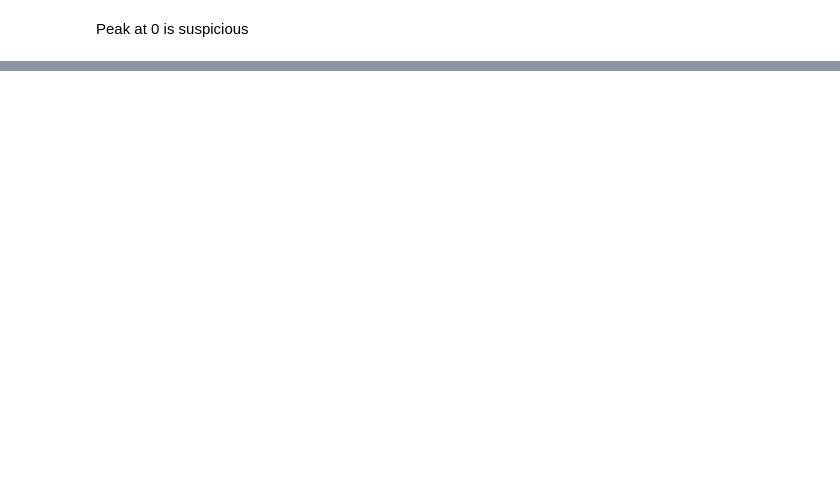
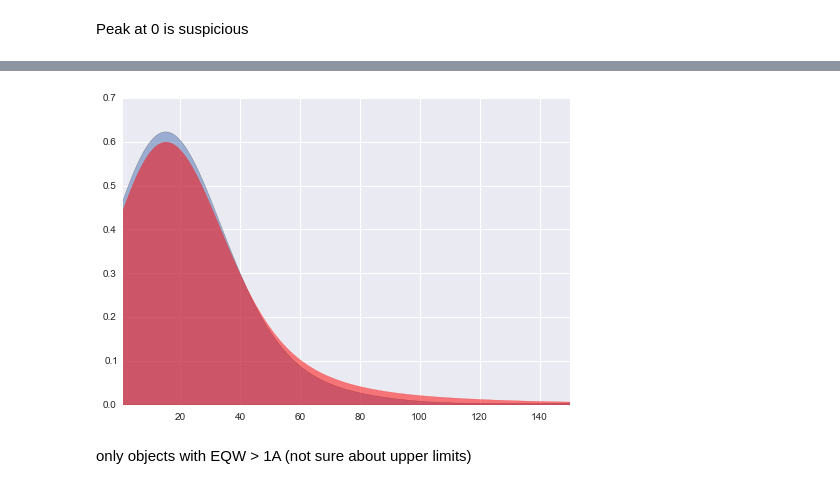
Before and after one commit to liamcoatman/thesis, a Jupyter notebook: Scratch.ipynb, the cells around one changed output, grey strips where cells are left out. Saved outputs shown, nothing was run; the diff lists cells and outputs as text; code cells hidden in the pictures; blank space fills up the shorter version.

```diff
--- a/Scratch.ipynb
+++ b/Scratch.ipynb
@@ -134,0 +154,77 @@ print df.REDCHI.sort_values(ascending=False).head
+# %%
+df = pd.read_csv('/home/lc585/Dropbox/IoA/nirspec/tables/masterlist_liam.csv', index_col=0)
+
+df = df[df.OIII_FLAG_2 > 0]
+df = df[df.OIII_BAD_FIT_FLAG == 0]
+df = df[df.FE_FLAG == 0]
+df = df[df.OIII_5007_EQW_3 > 1.0]
+
+df['LOGLBOL'] = np.log10(9.26) + df.LogL5100
+df.rename(columns={'OIII_5007_EQW_3': 'EW_OIII_5007'}, inplace=True)
+df.reset_index(inplace=True)
+df = df[['LOGLBOL', 'EW_OIII_5007']]
+df['LOG_EW_OIII_5007'] = np.log10(df['EW_OIII_5007'])
+
+df.sort_values('LOGLBOL', inplace=True)
+
+x = df.EW_OIII_5007.values
+
+std = np.std(x)
+mean = np.mean(x)
+
+x = (x - mean) / std
+
+x_d = np.linspace(-3, 4, 1000)
+
+if False:
+
+    bandwidths = 10 ** np.linspace(-2, 0, 100)
+    grid = GridSearchCV(KernelDensity(kernel='gaussian'),
+                        {'bandwidth': bandwidths},
+                        cv=LeaveOneOut(len(x)))
+    grid.fit(x[:, None]);
+
+    print grid.best_params_
+
+kde = KernelDensity(bandwidth=0.5, kernel='gaussian')
+kde.fit(x[:, None])
+
+# score_samples returns the log of the probability density
+logprob = kde.score_samples(x_d[:, None])
+
+plt.fill_between(x_d * std + mean, np.exp(logprob), alpha=0.5)
+
+print 'NIR max: {}'.format(x_d[np.exp(logprob).argmax()] * std + mean)
+# plt.axvline(x_d[np.exp(logprob).argmax()] * std + mean)
+
+t = Table.read('/data/lc585/SDSS/dr7_bh_Nov19_2013.fits')
+t = t[t['LOGLBOL'] > 0.0]
+t = t[t['EW_OIII_5007'] > 0.0]
+t = t[['LOGLBOL', 'EW_OIII_5007']]
+df_sdss = t.to_pandas()
+
+df_sdss['LOG_EW_OIII_5007'] = np.log10(df_sdss['EW_OIII_5007'])
+df_sdss = df_sdss[df_sdss.EW_OIII_5007 > 1.0]
+
+df_sdss.sort_values('LOGLBOL', inplace=True)
+
+x = df_sdss.EW_OIII_5007.values
+
+x = (x - mean) / std
+
+kde = KernelDensity(bandwidth=0.5, kernel='gaussian')
+kde.fit(x[:, None])
+
+print 'Bandwidth: {}'.format(0.5 * std)
+# score_samples returns the log of the probability density
+logprob = kde.score_samples(x_d[:, None])
+
+plt.fill_between(x_d * std + mean, np.exp(logprob), alpha=0.5, color='red')
+
+plt.xlim(1, 150)
+
+print 'SDSS max: {}'.format(x_d[np.exp(logprob).argmax()] * std + mean)
+# plt.axvline(x_d[np.exp(logprob).argmax()] * std + mean)
+
+# plt.savefig('/home/lc8figure1.png')
+# %% [output]
@@ -134,0 +234,3 @@ print df.REDCHI.sort_values(ascending=False).head
+[figure, added]
+# %% [markdown]
+only objects with EQW > 1A (not sure about upper limits)
```
Also changed, not shown: parts of 17 cells of this notebook, 8 other files.
